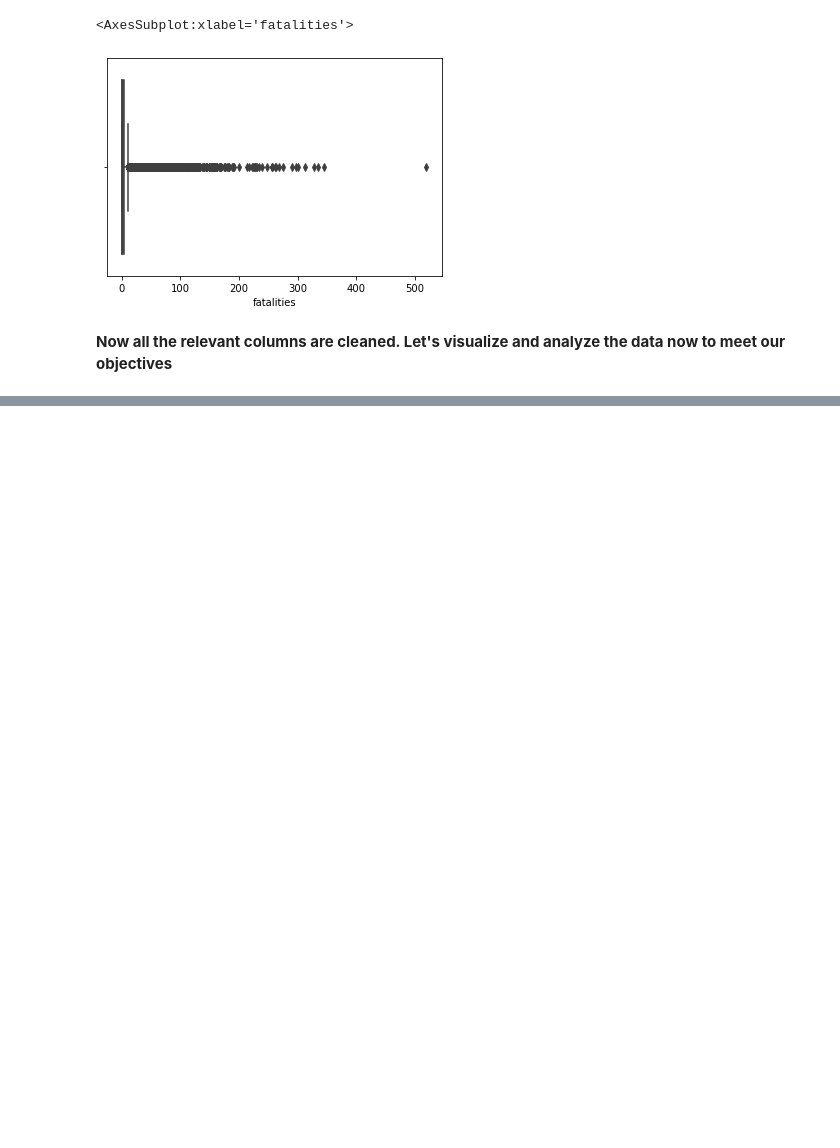
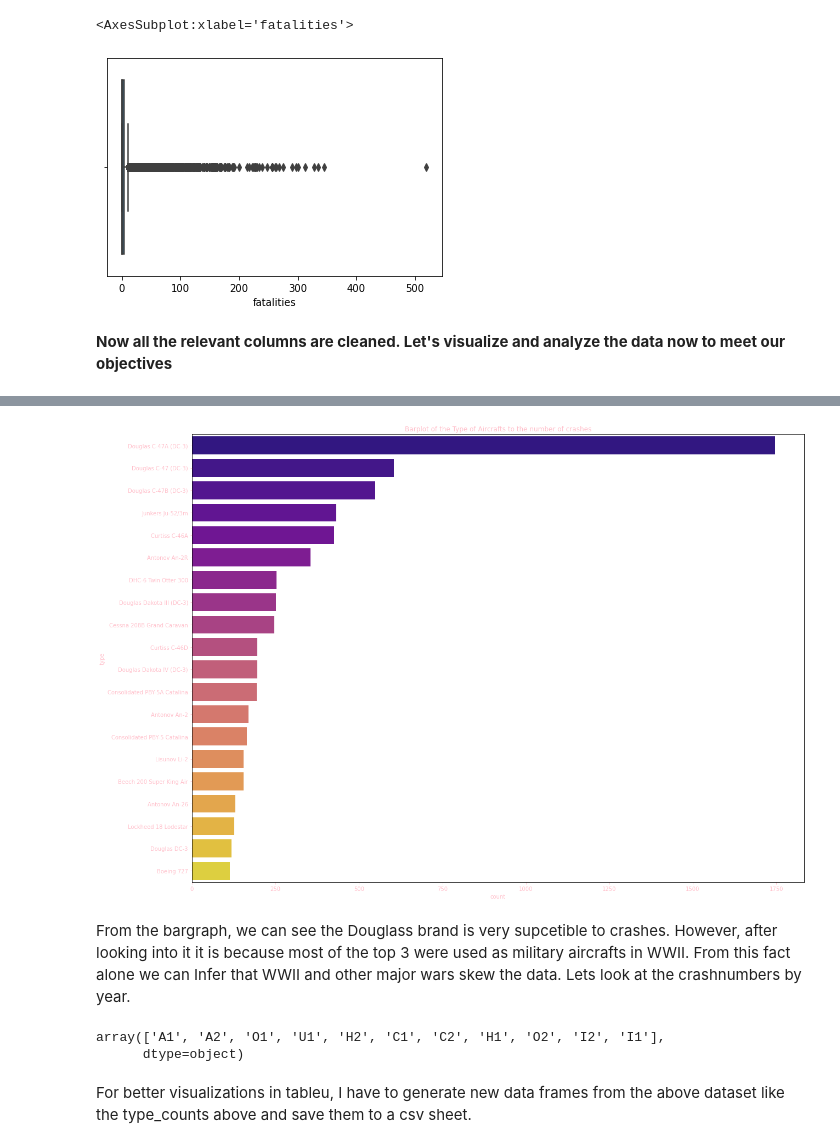
Before and after one commit to Benbellah-Owino/aviation_accidents_data_analysis, a Jupyter notebook: index.ipynb, the cells around one changed output, grey strips where cells are left out. Drawn from its saved outputs; the diff is of its cells as text; code cells hidden in the pictures; blank space fills up the shorter version.

```diff
--- a/index.ipynb
+++ b/index.ipynb
@@ -355,0 +364,12 @@ acc_df.to_csv("./data/accidents_cleaned.csv")
+# %%
+plt.rcParams['axes.labelcolor'] = 'pink'
+plt.rcParams['xtick.color'] = 'pink'
+plt.rcParams['ytick.color'] = 'pink'
+plt.rcParams['text.color'] = 'pink'
+# %%
+type_counts = acc_df["type"].value_counts()
+type_counts = pd.DataFrame({
+    "type": type_counts.index,
+    "count":type_counts.values
+})
+type_counts[:30]
@@ -355,0 +394,20 @@ acc_df.to_csv("./data/accidents_cleaned.csv")
+# %%
+# A bargraph of the aircrafts and the amount of accidents
+#type_counts = acc_df["type"].value_counts()
+title = "Barplot of the Type of Aircrafts to the number of crashes"
+plt.figure(figsize=(20, 15))
+sns.barplot( y=type_counts["type"][:20], x= type_counts["count"][:20], palette="plasma").set_title(title)
+
+
+plt.show()
+# %% [output]
+[figure, added]
+# %% [markdown]
+From the bargraph, we can see the Douglass brand is very supcetible to crashes. However, after looking into it it is because most of the top 3 were used as military aircrafts in WWII. From this fact alone we can Infer that WWII and other major wars skew the data. Lets look at the crashnumbers by year.
+# %%
+acc_df["cat"].unique()
+# %% [output]
+array(['A1', 'A2', 'O1', 'U1', 'H2', 'C1', 'C2', 'H1', 'O2', 'I2', 'I1'],
+      dtype=object)
+# %% [markdown]
+For better visualizations in tableu, I have to generate new data frames from the above dataset like the type_counts above and save them to a csv sheet.
```
Also changed, not shown: parts of 18 cells of this notebook, 3 other files.
